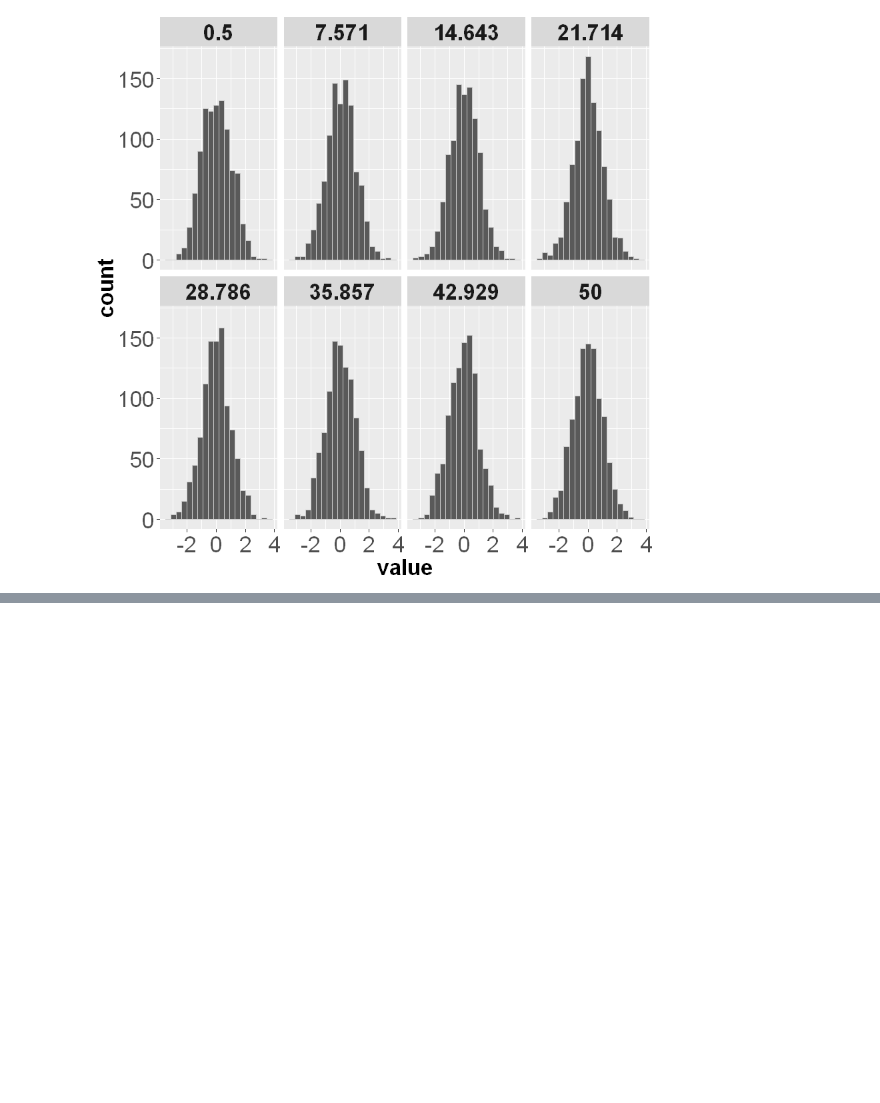
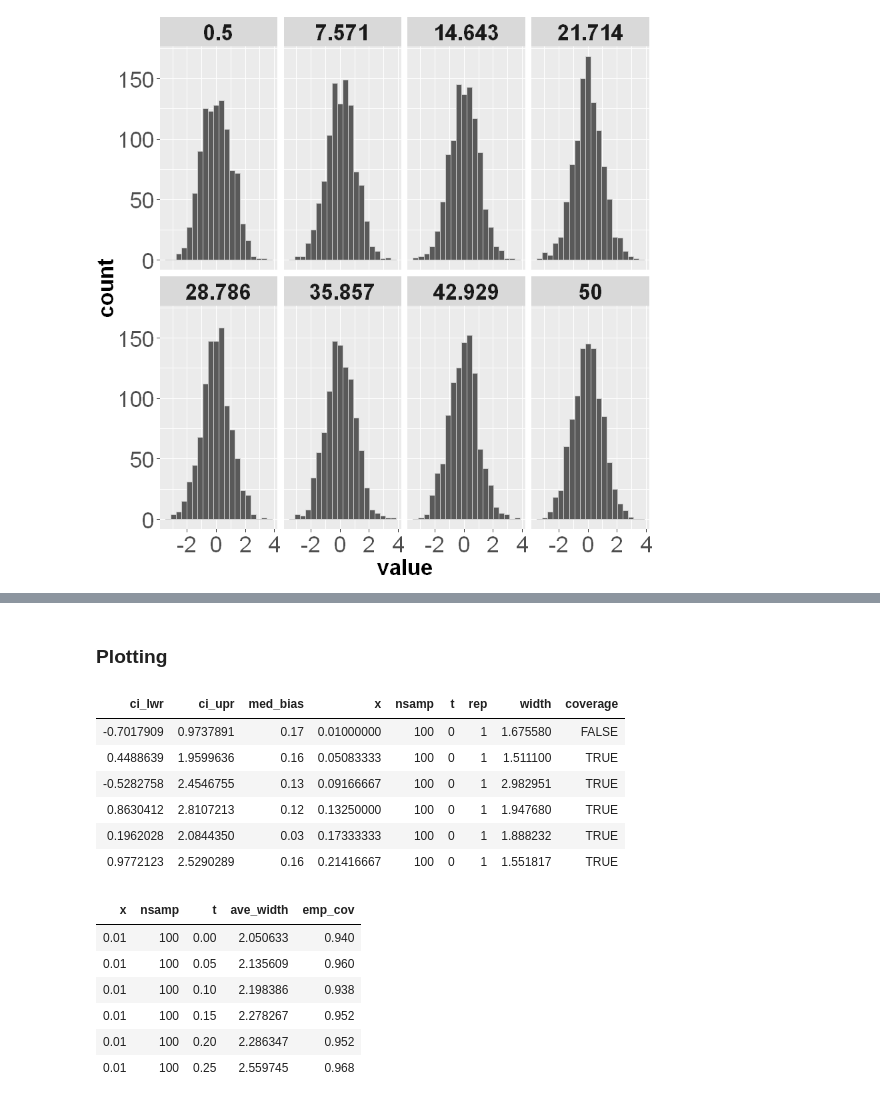
Before and after one commit to Arun-Kuchibhotla/HulC, a Jupyter notebook: R/Adaptive, Unimodal HulC for Monotone Regression.ipynb, the cells around one changed output, grey strips where cells are left out. Drawn from its saved outputs; the diff is of its cells as text; code cells hidden in the pictures; blank space fills up the shorter version.

```diff
--- a/R/Adaptive, Unimodal HulC for Monotone Regression.ipynb
+++ b/R/Adaptive, Unimodal HulC for Monotone Regression.ipynb
@@ -141,0 +183,24 @@ We observe that the distributions are again unimodal at zero. We are not aware o
+# %%
+source("HulC.R")
+## Setting seed for reproducibility
+set.seed(2021)
+alpha <- 0.05
+f0 <- function(x){ exp(2*x) }
+for(idx in 1:nrow(final_grid)){
+# idx <- 1
+    x_seq <- runif(final_grid[idx,2])
+    y_seq <- f0(x_seq) + rnorm(final_grid[idx, 2])
+    estimate <- function(dat){
+        tmp <- isoreg(dat[,1], dat[,2])
+        approxfun(sort(tmp$x), tmp$yf, method="constant", rule = 2)(final_grid[idx,1])
+    }
+    ## using the default subsample size of n^{2/3}.
+    tryCatch(
+        tmp <- adaptive_unimodal_HulC(cbind(x_seq, y_seq), estimate, t = final_grid[idx, 3], alpha = alpha, nsub = 100),
+        error = function(e){
+          tmp <- list(CI = c(NA, NA), median.bias = NA)
+        }
+    )
+    hulc_final_grid[idx, 1:2] <- tmp$CI
+    hulc_final_grid[idx, 3] <- tmp$median.bias
+}
@@ -141,0 +247,26 @@ We observe that the distributions are again unimodal at zero. We are not aware o
+# %% [markdown]
+### Plotting
+# %%
+library("tidyverse")
+width_cov_mat <- hulc_final_grid %>% mutate(width = ci_upr - ci_lwr, coverage = ((ci_upr - f0(x))*(f0(x) - ci_lwr) >= 0))
+head(width_cov_mat)
+average_width_cov <- width_cov_mat %>%
+                        group_by(x, nsamp, t) %>%
+                        summarize(ave_width = mean(width, na.rm = TRUE),
+                                  emp_cov = mean(coverage, na.rm = TRUE))
+head(average_width_cov)
+# %% [output]
+| ci_lwr | ci_upr | med_bias | x | nsamp | t | rep | width | coverage |
+| -0.7017909 | 0.9737891 | 0.17 | 0.01000000 | 100 | 0 | 1 | 1.675580 | FALSE |
+| 0.4488639 | 1.9599636 | 0.16 | 0.05083333 | 100 | 0 | 1 | 1.511100 | TRUE |
+| -0.5282758 | 2.4546755 | 0.13 | 0.09166667 | 100 | 0 | 1 | 2.982951 | TRUE |
+| 0.8630412 | 2.8107213 | 0.12 | 0.13250000 | 100 | 0 | 1 | 1.947680 | TRUE |
+| 0.1962028 | 2.0844350 | 0.03 | 0.17333333 | 100 | 0 | 1 | 1.888232 | TRUE |
+| 0.9772123 | 2.5290289 | 0.16 | 0.21416667 | 100 | 0 | 1 | 1.551817 | TRUE |
+| x | nsamp | t | ave_width | emp_cov |
+| 0.01 | 100 | 0.00 | 2.050633 | 0.940 |
+| 0.01 | 100 | 0.05 | 2.135609 | 0.960 |
+| 0.01 | 100 | 0.10 | 2.198386 | 0.938 |
+| 0.01 | 100 | 0.15 | 2.278267 | 0.952 |
+| 0.01 | 100 | 0.20 | 2.286347 | 0.952 |
+| 0.01 | 100 | 0.25 | 2.559745 | 0.968 |
```
Also changed, not shown: parts of 15 cells of this notebook.
